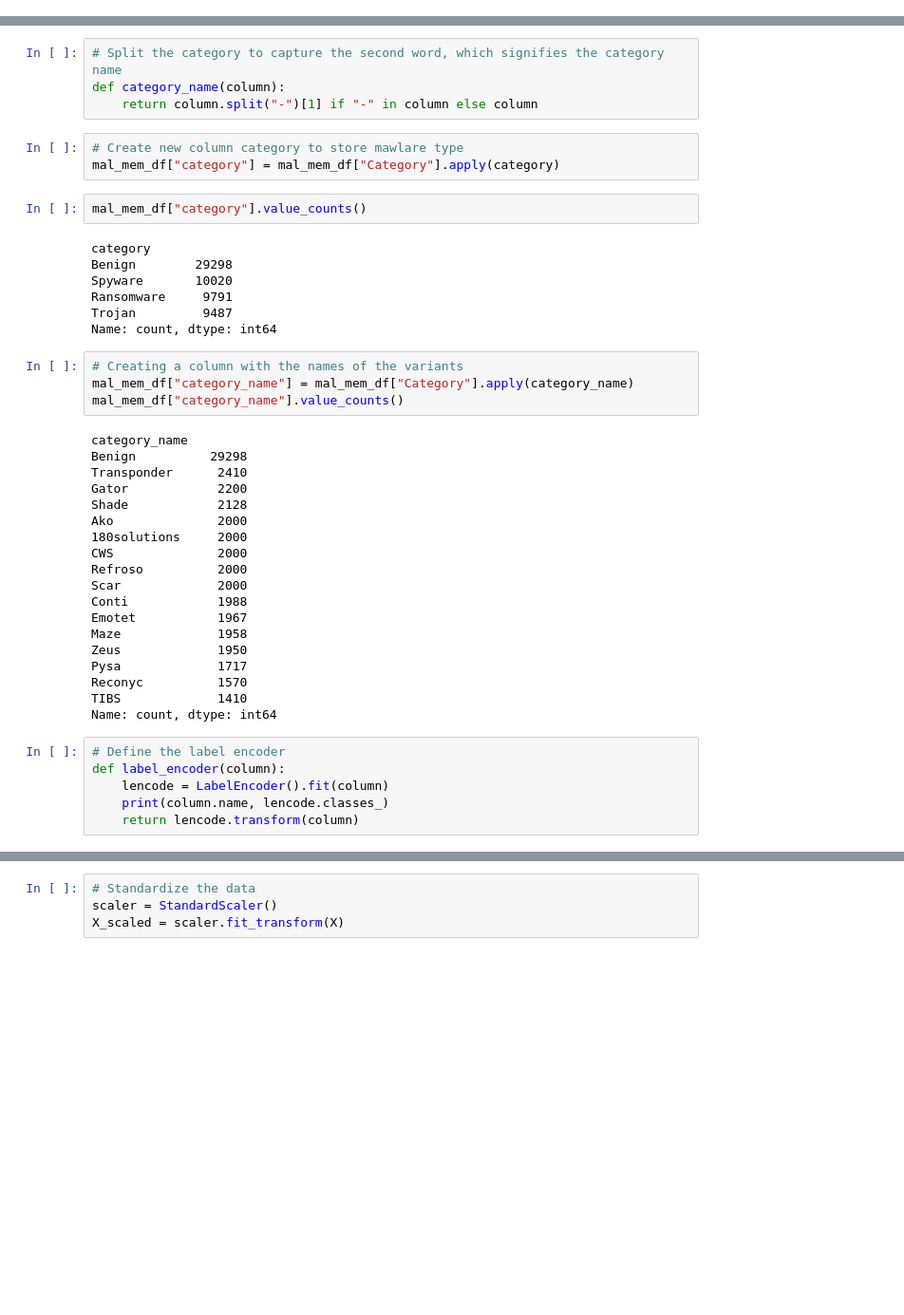
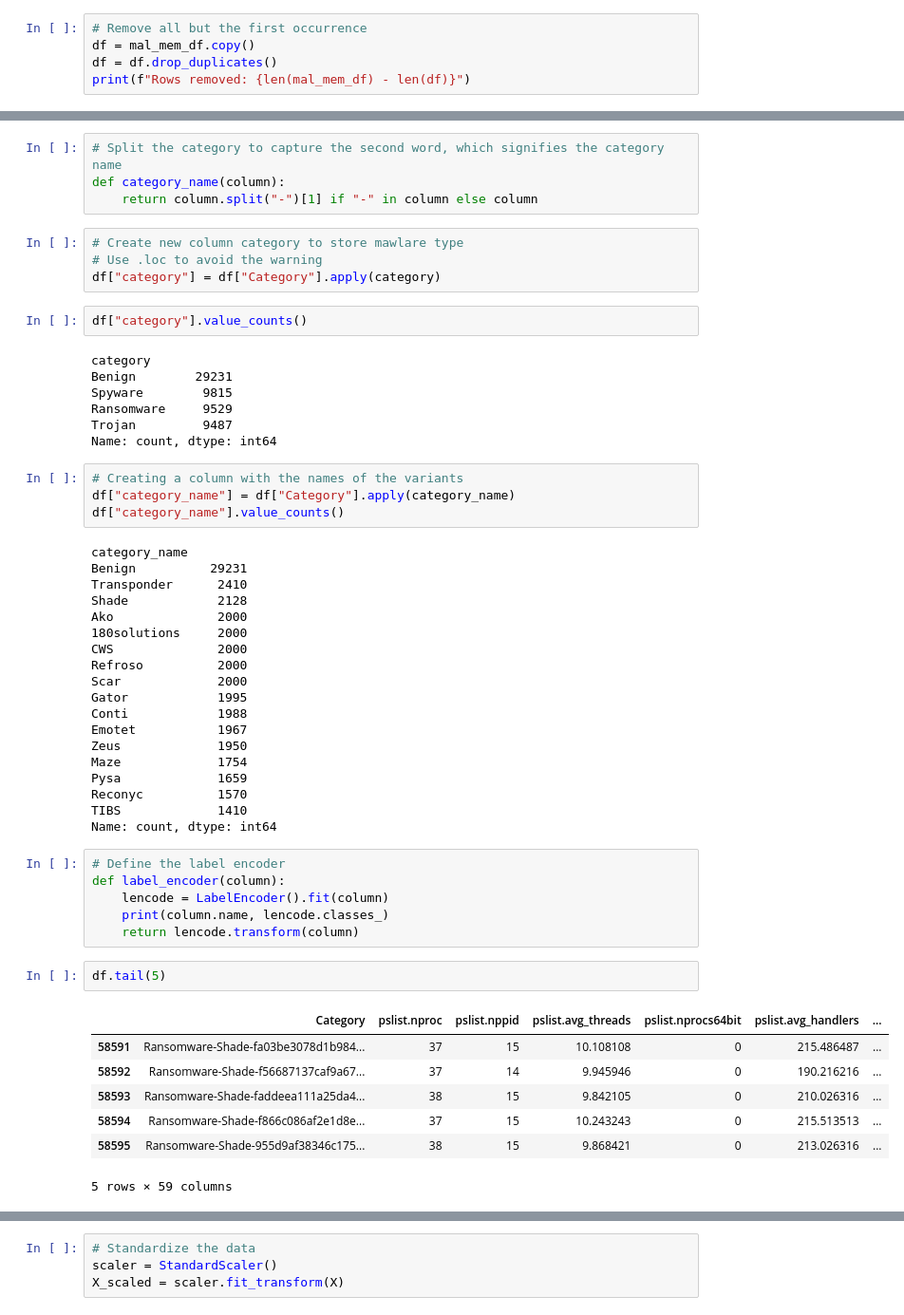
Before and after one commit to Nazihahaha/THESIS-CODE, a Jupyter notebook: nur.ipynb, the cells around one changed output, grey strips where cells are left out. Shown: that part at 95% size. Cells and saved outputs as stored; diff of their text form; blank space fills up the shorter version.

```diff
--- a/nur.ipynb
+++ b/nur.ipynb
@@ -26,0 +79,5 @@ mal_mem_df["Class"] = mal_mem_df["Class"].astype("category")
+# %%
+# Remove all but the first occurrence
+df = mal_mem_df.copy()
+df = df.drop_duplicates()
+print(f"Rows removed: {len(mal_mem_df) - len(df)}")
@@ -49,36 +114,37 @@ def category_name(column):
     return column.split("-")[1] if "-" in column else column
 # %%
 # Create new column category to store mawlare type
-mal_mem_df["category"] = mal_mem_df["Category"].apply(category)
+# Use .loc to avoid the warning
+df["category"] = df["Category"].apply(category)
 # %%
-mal_mem_df["category"].value_counts()
+df["category"].value_counts()
 # %% [output]
 category
-Benign        29298
-Spyware       10020
-Ransomware     9791
+Benign        29231
+Spyware        9815
+Ransomware     9529
 Trojan         9487
 Name: count, dtype: int64
 # %%
 # Creating a column with the names of the variants
-mal_mem_df["category_name"] = mal_mem_df["Category"].apply(category_name)
-mal_mem_df["category_name"].value_counts()
+df["category_name"] = df["Category"].apply(category_name)
+df["category_name"].value_counts()
 # %% [output]
 category_name
-Benign          29298
+Benign          29231
 Transponder      2410
-Gator            2200
 Shade            2128
 Ako              2000
 180solutions     2000
 CWS              2000
 Refroso          2000
 Scar             2000
+Gator            1995
 Conti            1988
 Emotet           1967
-Maze             1958
 Zeus             1950
-Pysa             1717
+Maze             1754
+Pysa             1659
 Reconyc          1570
 TIBS             1410
 Name: count, dtype: int64
@@ -88,5 +154,15 @@ def label_encoder(column):
     lencode = LabelEncoder().fit(column)
     print(column.name, lencode.classes_)
     return lencode.transform(column)
+# %%
+df.tail(5)
+# %% [output]
+|  | Category | pslist.nproc | pslist.nppid | pslist.avg_threads | pslist.nprocs64bit | pslist.avg_handlers | ... |
+| 58591 | Ransomware-Shade-fa03be3078d1b984... | 37 | 15 | 10.108108 | 0 | 215.486487 | ... |
+| 58592 | Ransomware-Shade-f56687137caf9a67... | 37 | 14 | 9.945946 | 0 | 190.216216 | ... |
+| 58593 | Ransomware-Shade-faddeea111a25da4... | 38 | 15 | 9.842105 | 0 | 210.026316 | ... |
+| 58594 | Ransomware-Shade-f866c086af2e1d8e... | 37 | 15 | 10.243243 | 0 | 215.513513 | ... |
+| 58595 | Ransomware-Shade-955d9af38346c175... | 38 | 15 | 9.868421 | 0 | 213.026316 | ... |
+5 rows × 59 columns
 # %%
 # Encoding the columns
```
Also changed, not shown: parts of 14 cells of this notebook.
